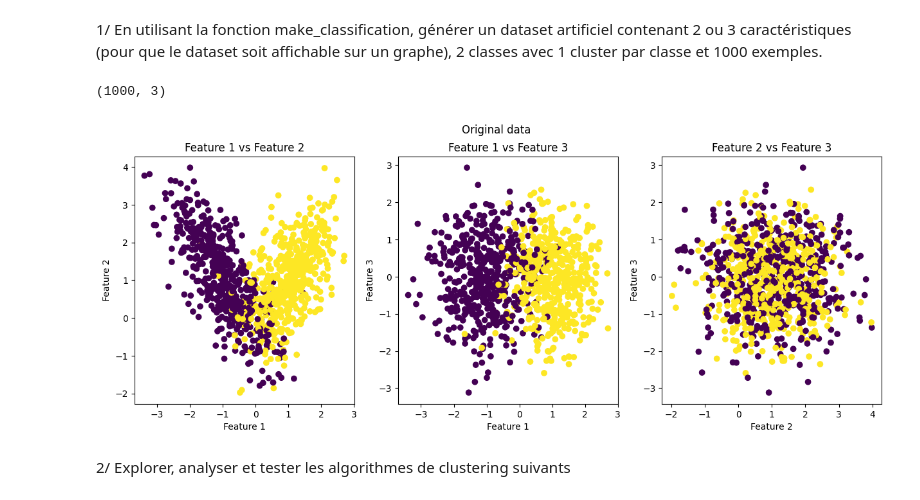
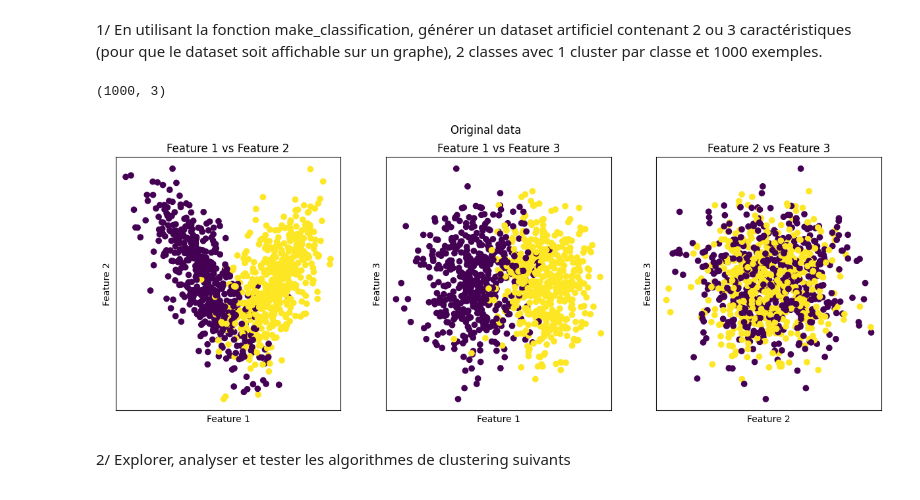
Before and after one commit to ArreCapClassique/M1S2-CM-Analyse-et-visualisation-de-donnees, a Jupyter notebook: TD/TD1.ipynb, the cells around one changed output. Cells and saved outputs as stored; diff of their text form; code cells hidden in the pictures.

```diff
--- a/TD/TD1.ipynb
+++ b/TD/TD1.ipynb
@@ -207,30 +205,32 @@ par classe et 1000 exemples.
 # %%
 from sklearn.datasets import make_classification
 
 X, y = make_classification(
     n_samples=1000,
     n_features=3,
     n_redundant=0,
     n_classes=2,
     n_clusters_per_class=1,
     random_state=random_state,
 )
 print(X.shape)
 
 fig, axs = plt.subplots(1, 3, figsize=(15, 5))
 features = ["Feature 1", "Feature 2", "Feature 3"]
 pairs = [(0, 1), (0, 2), (1, 2)]
 for i, (a, b) in enumerate(pairs):
     axs[i].scatter(X[:, a], X[:, b], c=y)
     axs[i].set_title(f"{features[a]} vs {features[b]}")
     axs[i].set_xlabel(features[a])
     axs[i].set_ylabel(features[b])
+    axs[i].set_xticks([])
+    axs[i].set_yticks([])
 
 plt.suptitle("Original data")
 plt.show()
 # %% [output]
 (1000, 3)
-[figure, old version]
+[figure, new version]
 # %% [markdown]
 2/ Explorer, analyser et tester les algorithmes de clustering suivants
 # %% [markdown]
```
Also changed, not shown: parts of 5 cells of this notebook.
